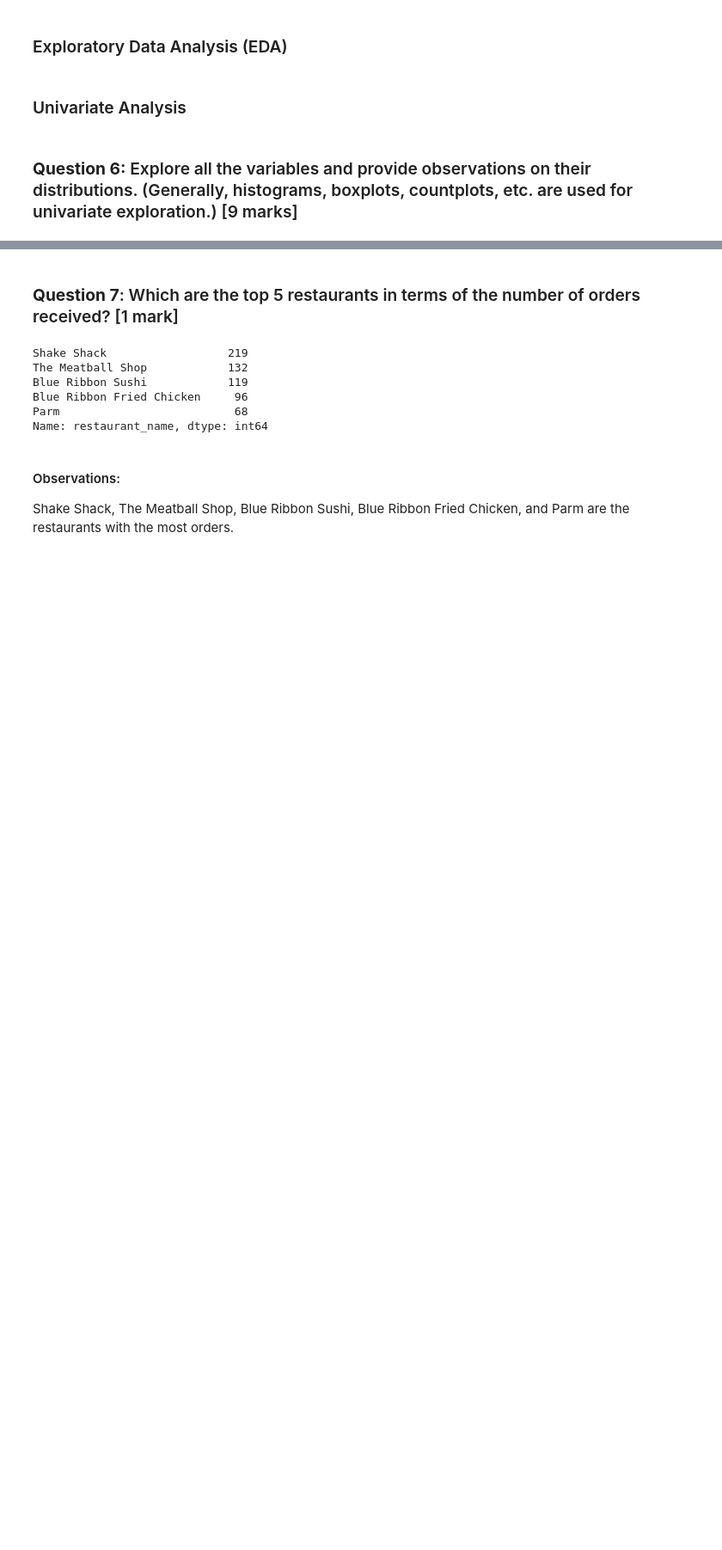
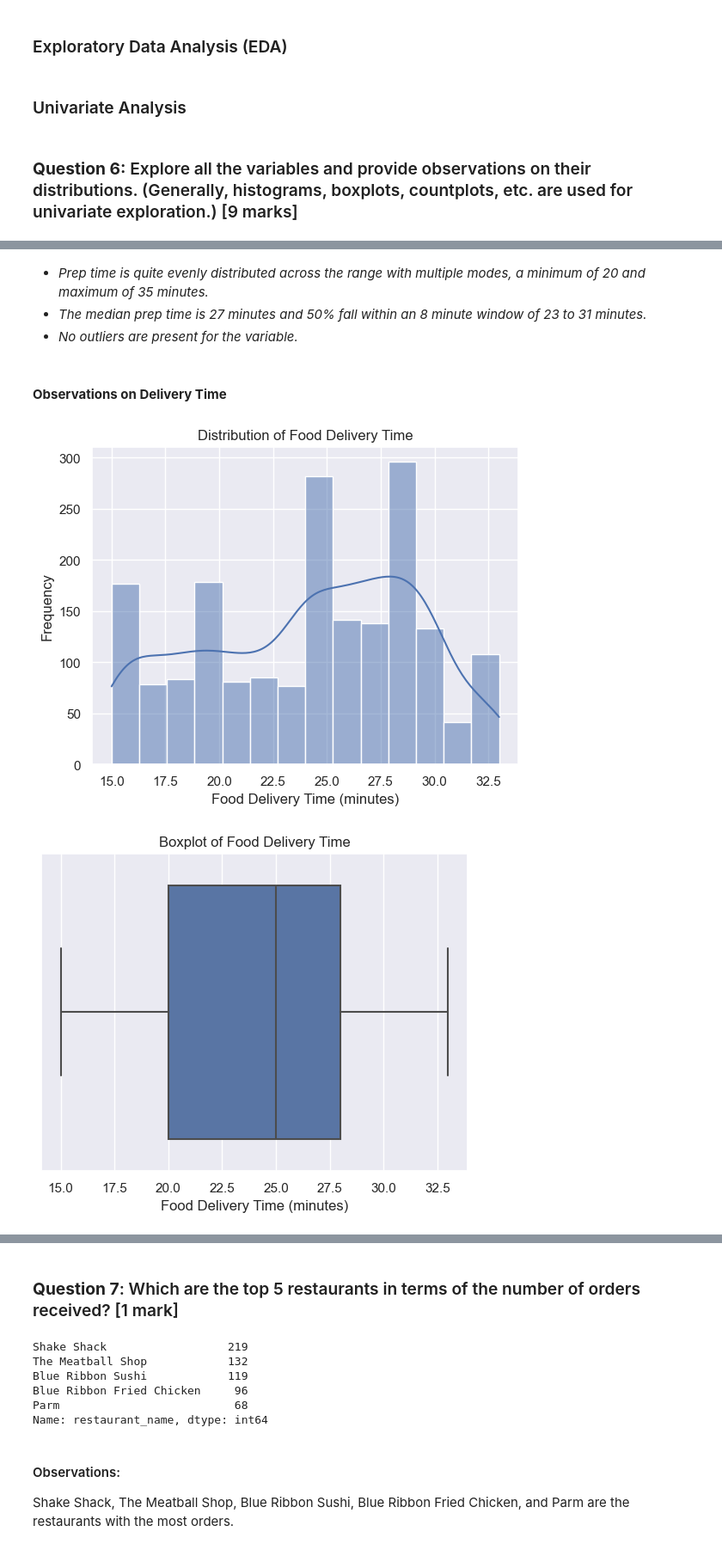
Before and after one commit to jsomerville/PGP-AI-ML-BA-UTA-JS, a Jupyter notebook: Project 1-Python Foundations/PYF_Project_LearnerNotebook_FullCode.ipynb, the cells around one changed output, grey strips where cells are left out. Shown at 86% size. Cells and saved outputs as stored; diff of their text form; code cells hidden in the pictures; blank space fills up the shorter version.

```diff
--- a/Project 1-Python Foundations/PYF_Project_LearnerNotebook_FullCode.ipynb
+++ b/Project 1-Python Foundations/PYF_Project_LearnerNotebook_FullCode.ipynb
@@ -295,0 +260,21 @@ plt.show()
+# %% [markdown]
+- *Prep time is quite evenly distributed across the range with multiple modes, a minimum of 20 and maximum of 35 minutes.*
+- *The median prep time is 27 minutes and 50% fall within an 8 minute window of 23 to 31 minutes.*
+- *No outliers are present for the variable.*
+# %% [markdown]
+#### **Observations on Delivery Time**
+# %%
+# Create a histogram for the 'food_delivery_time' variable
+sns.histplot(data=df, x='delivery_time', kde=True)
+plt.title('Distribution of Food Delivery Time')
+plt.xlabel('Food Delivery Time (minutes)')
+plt.ylabel('Frequency')
+plt.show()
+# Create a boxplot for the 'food_delivery_time' variable
+sns.boxplot(data=df, x='delivery_time')
+plt.title('Boxplot of Food Delivery Time')
+plt.xlabel('Food Delivery Time (minutes)')
+plt.show()
+# %% [output]
+[figure, added]
+[figure, added]
```
Also changed, not shown: parts of 55 cells of this notebook, 1 other file.
